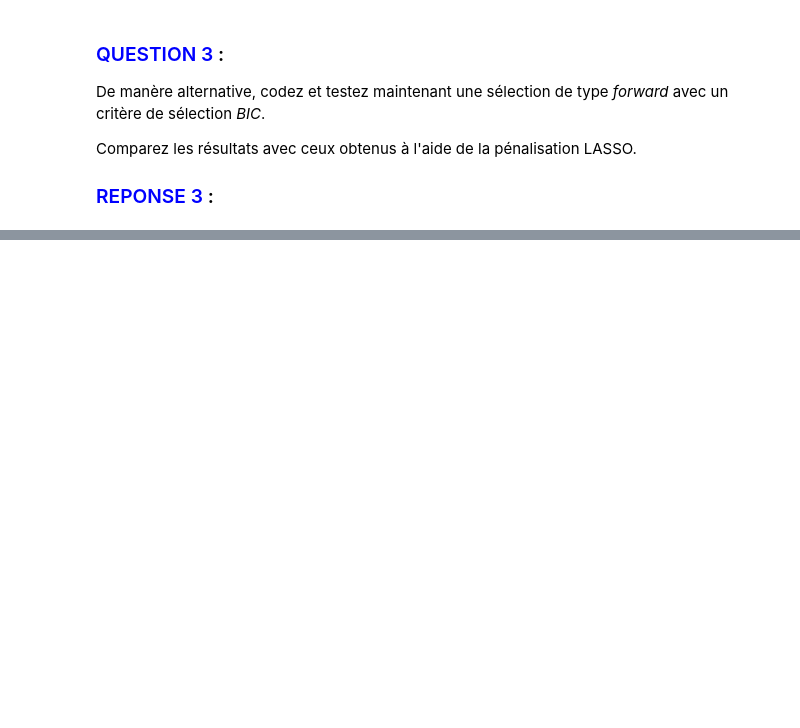
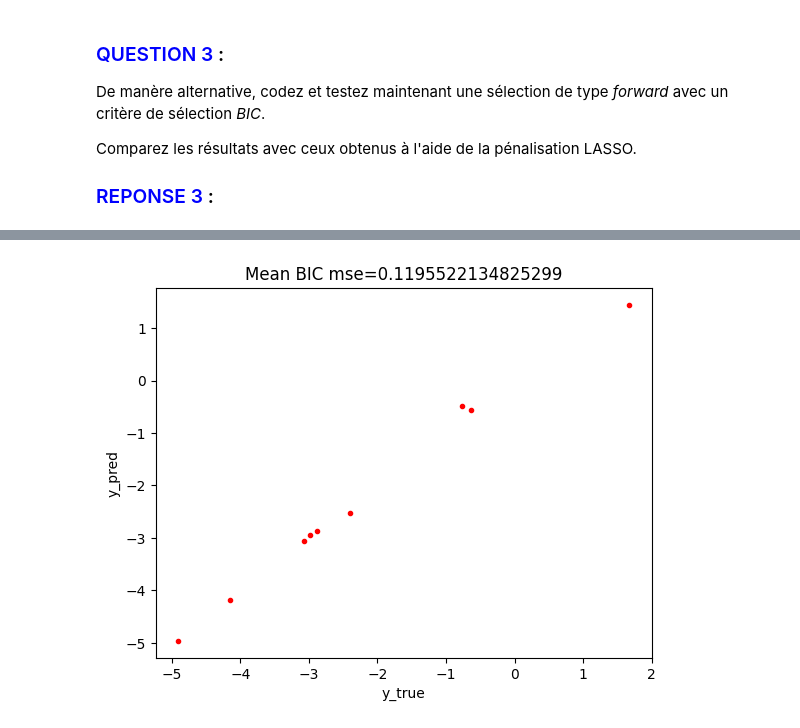
Before and after one commit to pupintimeo-max/stat-ml, a Jupyter notebook: TPs/Exo7_RegressionMultipleReg.ipynb, the cells around one changed output, grey strips where cells are left out. Drawn from its saved outputs; the diff is of its cells as text; code cells hidden in the pictures; blank space fills up the shorter version.

```diff
--- a/TPs/Exo7_RegressionMultipleReg.ipynb
+++ b/TPs/Exo7_RegressionMultipleReg.ipynb
@@ -139,0 +309,10 @@ from sklearn.linear_model import LinearRegression
+# %%
+#show the results
+plt.figure()
+plt.plot(y_test, y_p_bic, 'r.')
+plt.xlabel("y_true")
+plt.ylabel("y_pred")
+plt.title("Mean BIC mse="+str(sum_mse_scores/NB_folds))
+plt.show()
+# %% [output]
+[figure, added]
```
Also changed, not shown: parts of 8 cells of this notebook, 4 other files.
